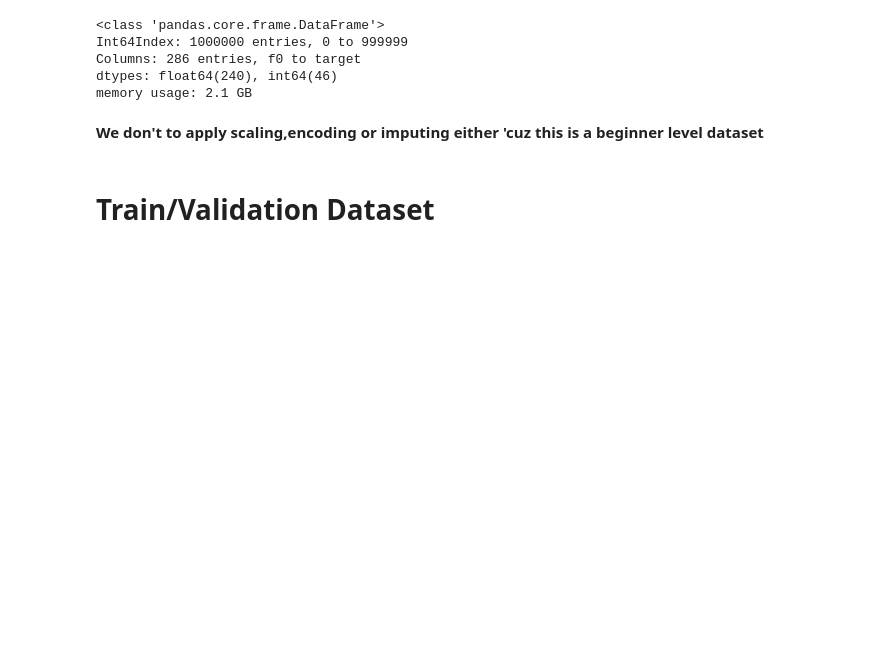
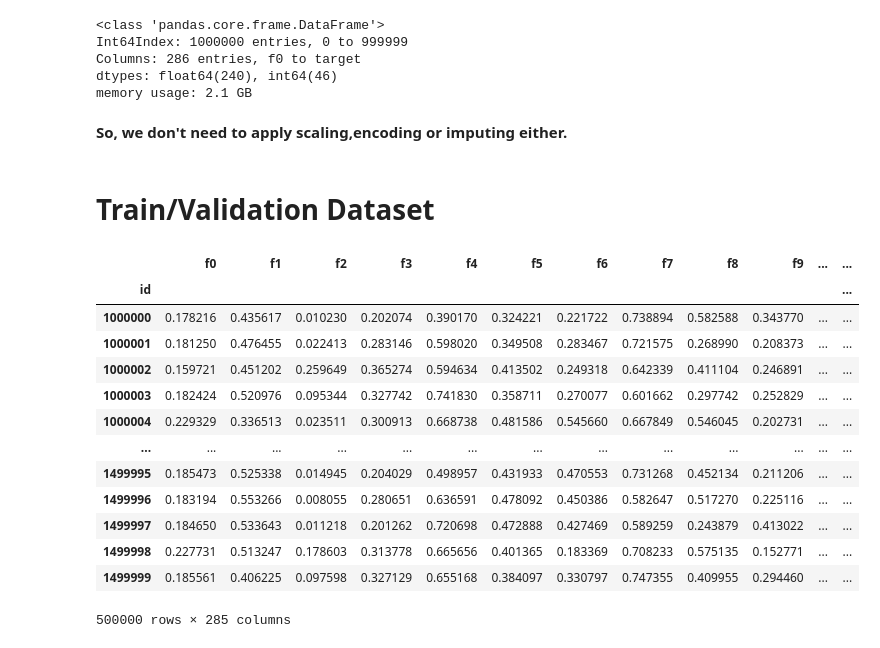
Before and after one commit to yagyesh-bobde/Titanic-Survivor-Prediction-Kaggle-Competition, a Jupyter notebook: Binary_classification.ipynb, the cells around one changed output. Saved outputs shown, nothing was run; the diff lists cells and outputs as text; code cells hidden in the pictures; blank space fills up the shorter version.

```diff
--- a/Binary_classification.ipynb
+++ b/Binary_classification.ipynb
@@ -35,7 +38,7 @@ os.listdir('./data/')
 ['test.csv', 'train.csv', 'sample_submission.csv']
 # %%
 train_df = pd.read_csv('./data/train.csv', index_col='id')
-test_df= pd.read_csv('./data/test.csv', index_col='id')
+test_inputs= pd.read_csv('./data/test.csv', index_col='id')
 sample_df = pd.read_csv('./data/sample_submission.csv')
 # %%
 train_df.head()
@@ -81,7 +85,7 @@ Columns: 286 entries, f0 to target
 dtypes: float64(240), int64(46)
 memory usage: 2.1 GB
 # %% [markdown]
-**We don't to apply scaling,encoding or imputing either 'cuz this is a beginner level dataset**
+**So, we don't need to apply scaling,encoding or imputing either.**
 # %% [markdown]
 # Train/Validation Dataset
 # %%
@@ -95,3 +98,19 @@ targets= train_df.target
 # %%
 train_inputs , val_inputs , train_targets , val_targets = train_test_split(inputs , targets,
                                                                           test_size=0.25)
+test_inputs
+# %% [output]
+|  | f0 | f1 | f2 | f3 | f4 | f5 | f6 | f7 | f8 | f9 | ... | ... |
+| id |  |  |  |  |  |  |  |  |  |  |  | ... |
+| 1000000 | 0.178216 | 0.435617 | 0.010230 | 0.202074 | 0.390170 | 0.324221 | 0.221722 | 0.738894 | 0.582588 | 0.343770 | ... | ... |
+| 1000001 | 0.181250 | 0.476455 | 0.022413 | 0.283146 | 0.598020 | 0.349508 | 0.283467 | 0.721575 | 0.268990 | 0.208373 | ... | ... |
+| 1000002 | 0.159721 | 0.451202 | 0.259649 | 0.365274 | 0.594634 | 0.413502 | 0.249318 | 0.642339 | 0.411104 | 0.246891 | ... | ... |
+| 1000003 | 0.182424 | 0.520976 | 0.095344 | 0.327742 | 0.741830 | 0.358711 | 0.270077 | 0.601662 | 0.297742 | 0.252829 | ... | ... |
+| 1000004 | 0.229329 | 0.336513 | 0.023511 | 0.300913 | 0.668738 | 0.481586 | 0.545660 | 0.667849 | 0.546045 | 0.202731 | ... | ... |
+| ... | ... | ... | ... | ... | ... | ... | ... | ... | ... | ... | ... | ... |
+| 1499995 | 0.185473 | 0.525338 | 0.014945 | 0.204029 | 0.498957 | 0.431933 | 0.470553 | 0.731268 | 0.452134 | 0.211206 | ... | ... |
+| 1499996 | 0.183194 | 0.553266 | 0.008055 | 0.280651 | 0.636591 | 0.478092 | 0.450386 | 0.582647 | 0.517270 | 0.225116 | ... | ... |
+| 1499997 | 0.184650 | 0.533643 | 0.011218 | 0.201262 | 0.720698 | 0.472888 | 0.427469 | 0.589259 | 0.243879 | 0.413022 | ... | ... |
+| 1499998 | 0.227731 | 0.513247 | 0.178603 | 0.313778 | 0.665656 | 0.401365 | 0.183369 | 0.708233 | 0.575135 | 0.152771 | ... | ... |
+| 1499999 | 0.185561 | 0.406225 | 0.097598 | 0.327129 | 0.655168 | 0.384097 | 0.330797 | 0.747355 | 0.409955 | 0.294460 | ... | ... |
+500000 rows × 285 columns
```
Also changed, not shown: parts of 21 cells of this notebook, 1 other file.
